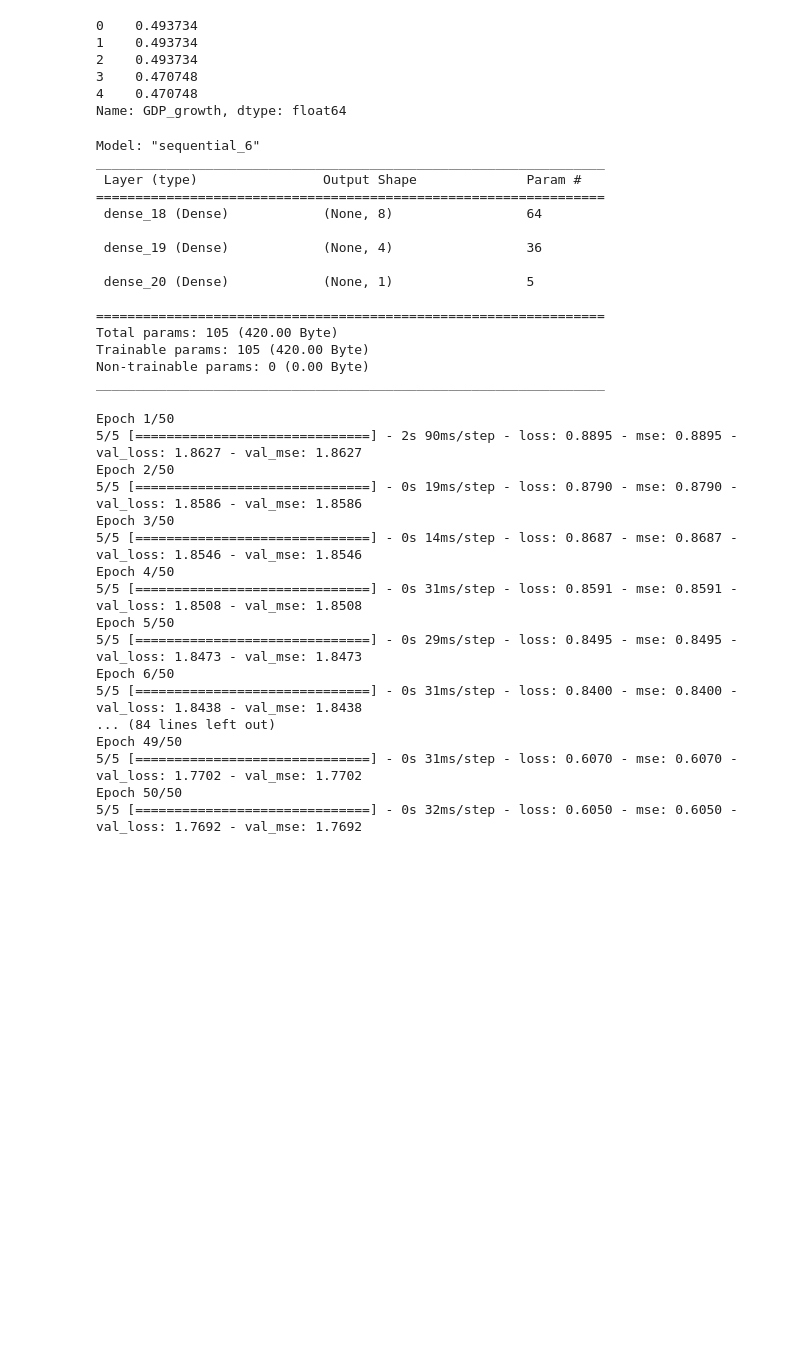
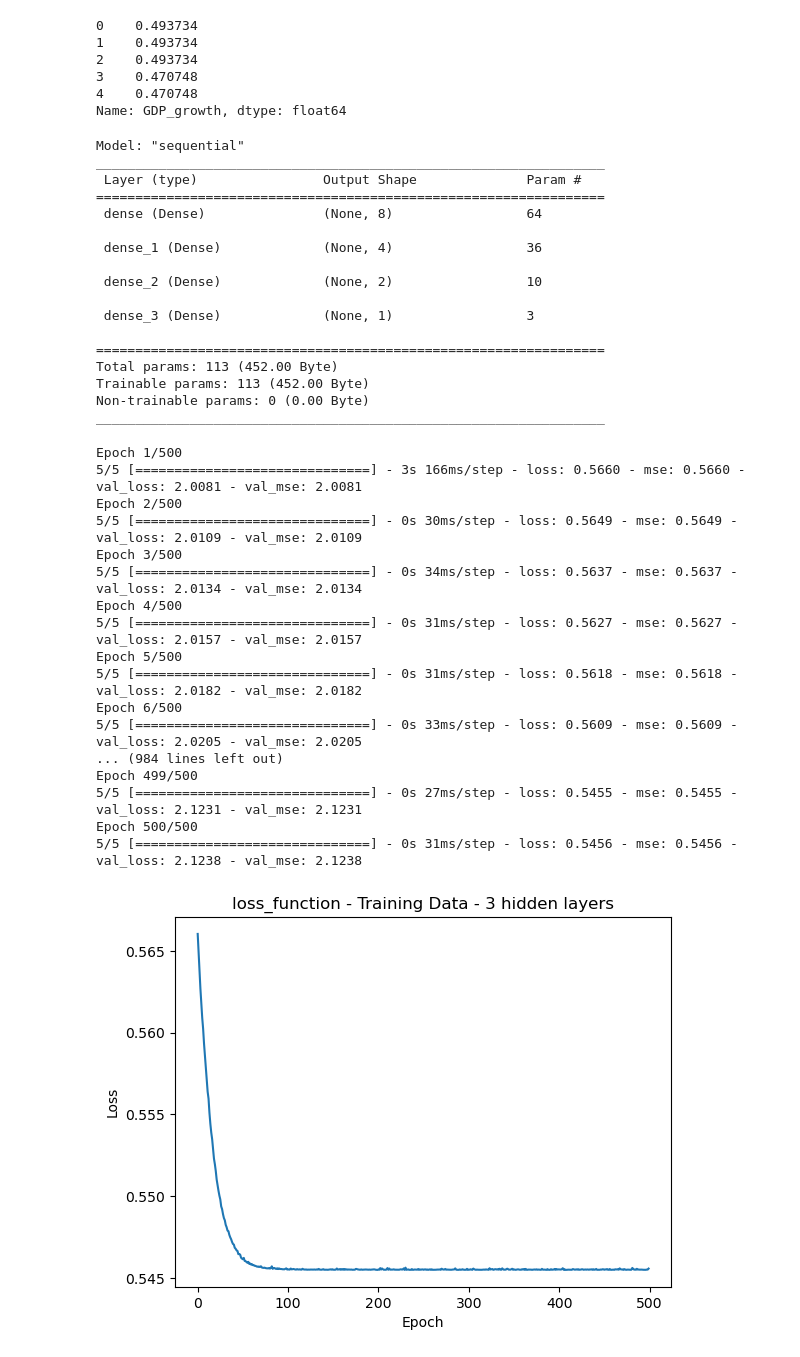
Before and after one commit to ahcano/Project_2_machine_learning, a Jupyter notebook: project_2b.ipynb, the cells around one changed output. Cells and saved outputs as stored; diff of their text form; code cells hidden in the pictures; blank space fills up the shorter version.

Commit message:
3 layer deep NN
Added an extra layer, and epoch at 500.

```diff
--- a/project_2b.ipynb
+++ b/project_2b.ipynb
@@ -113,65 +113,74 @@ X_train, X_test, y_train, y_test = train_test_split(X, y, test_size=0.2, random_
 number_input_features = 7
 hidden_nodes_layer1 = 8
 hidden_nodes_layer2 = 4
+hidden_nodes_layer3 = 2
 
 nn = Sequential()
+
 # First hidden layer
-nn.add(
-    Dense(units=hidden_nodes_layer1, input_dim=number_input_features, activation="sigmoid")
-)
+nn.add(Dense(units=hidden_nodes_layer1, input_dim=number_input_features, activation="relu"))
+
 # Second hidden layer
 nn.add(Dense(units=hidden_nodes_layer2, activation="relu"))
+
+# Third hidden layer
+nn.add(Dense(units=hidden_nodes_layer3, activation="relu"))
+
 # Output layer
-nn.add(Dense(units=1, activation="sigmoid"))
+nn.add(Dense(units=1, activation="linear"))
 # %%
 # Display the Sequential model summary
 nn.summary()
 # %% [output]
-Model: "sequential_6"
+Model: "sequential"
 _________________________________________________________________
  Layer (type)                Output Shape              Param #
 =================================================================
- dense_18 (Dense)            (None, 8)                 64
+ dense (Dense)               (None, 8)                 64
 
- dense_19 (Dense)            (None, 4)                 36
+ dense_1 (Dense)             (None, 4)                 36
 
- dense_20 (Dense)            (None, 1)                 5
+ dense_2 (Dense)             (None, 2)                 10
+
+ dense_3 (Dense)             (None, 1)                 3
 
 =================================================================
-Total params: 105 (420.00 Byte)
-Trainable params: 105 (420.00 Byte)
+Total params: 113 (452.00 Byte)
+Trainable params: 113 (452.00 Byte)
 Non-trainable params: 0 (0.00 Byte)
 _________________________________________________________________
 # %%
 # Compile model
 nn.compile(loss="mean_squared_error", optimizer="adam", metrics=["mse"])
 # %%
-# Fit the model
-model_deep = nn.fit(X, y, validation_split=0.3, epochs=50)
+# Fit the model with validation
+history = nn.fit(X, y, validation_split=0.3, epochs=500)
 # %% [output]
-Epoch 1/50
-5/5 [==============================] - 2s 90ms/step - loss: 0.8895 - mse: 0.8895 - val_loss: 1.8627 - val_mse: 1.8627
-Epoch 2/50
-5/5 [==============================] - 0s 19ms/step - loss: 0.8790 - mse: 0.8790 - val_loss: 1.8586 - val_mse: 1.8586
-Epoch 3/50
-5/5 [==============================] - 0s 14ms/step - loss: 0.8687 - mse: 0.8687 - val_loss: 1.8546 - val_mse: 1.8546
-Epoch 4/50
-5/5 [==============================] - 0s 31ms/step - loss: 0.8591 - mse: 0.8591 - val_loss: 1.8508 - val_mse: 1.8508
-Epoch 5/50
-5/5 [==============================] - 0s 29ms/step - loss: 0.8495 - mse: 0.8495 - val_loss: 1.8473 - val_mse: 1.8473
-Epoch 6/50
-5/5 [==============================] - 0s 31ms/step - loss: 0.8400 - mse: 0.8400 - val_loss: 1.8438 - val_mse: 1.8438
-... (84 lines left out)
-Epoch 49/50
-5/5 [==============================] - 0s 31ms/step - loss: 0.6070 - mse: 0.6070 - val_loss: 1.7702 - val_mse: 1.7702
-Epoch 50/50
-5/5 [==============================] - 0s 32ms/step - loss: 0.6050 - mse: 0.6050 - val_loss: 1.7692 - val_mse: 1.7692
+Epoch 1/500
+5/5 [==============================] - 3s 166ms/step - loss: 0.5660 - mse: 0.5660 - val_loss: 2.0081 - val_mse: 2.0081
+Epoch 2/500
+5/5 [==============================] - 0s 30ms/step - loss: 0.5649 - mse: 0.5649 - val_loss: 2.0109 - val_mse: 2.0109
+Epoch 3/500
+5/5 [==============================] - 0s 34ms/step - loss: 0.5637 - mse: 0.5637 - val_loss: 2.0134 - val_mse: 2.0134
+Epoch 4/500
+5/5 [==============================] - 0s 31ms/step - loss: 0.5627 - mse: 0.5627 - val_loss: 2.0157 - val_mse: 2.0157
+Epoch 5/500
+5/5 [==============================] - 0s 31ms/step - loss: 0.5618 - mse: 0.5618 - val_loss: 2.0182 - val_mse: 2.0182
+Epoch 6/500
+5/5 [==============================] - 0s 33ms/step - loss: 0.5609 - mse: 0.5609 - val_loss: 2.0205 - val_mse: 2.0205
+... (984 lines left out)
+Epoch 499/500
+5/5 [==============================] - 0s 27ms/step - loss: 0.5455 - mse: 0.5455 - val_loss: 2.1231 - val_mse: 2.1231
+Epoch 500/500
+5/5 [==============================] - 0s 31ms/step - loss: 0.5456 - mse: 0.5456 - val_loss: 2.1238 - val_mse: 2.1238
 # %%
 import matplotlib.pyplot as plt
 
-### Train vs test for deep net
-###plt.plot(model_deep.history["loss"])
-###plt.plot(model_deep.history["val_loss"])
-###plt.title("loss_function - Training Vs. Validation - 2 hidden layers")
-###plt.legend(["train", "test"])
-###plt.show()
+#Train vs test for 2 hidden layers deep net
+plt.plot(history.history["loss"])
+plt.xlabel('Epoch')
+plt.ylabel('Loss')
+plt.title("loss_function - Training Data - 3 hidden layers")
+plt.show()
+# %% [output]
+[figure, added]
```
Also changed, not shown: parts of 10 cells of this notebook.
